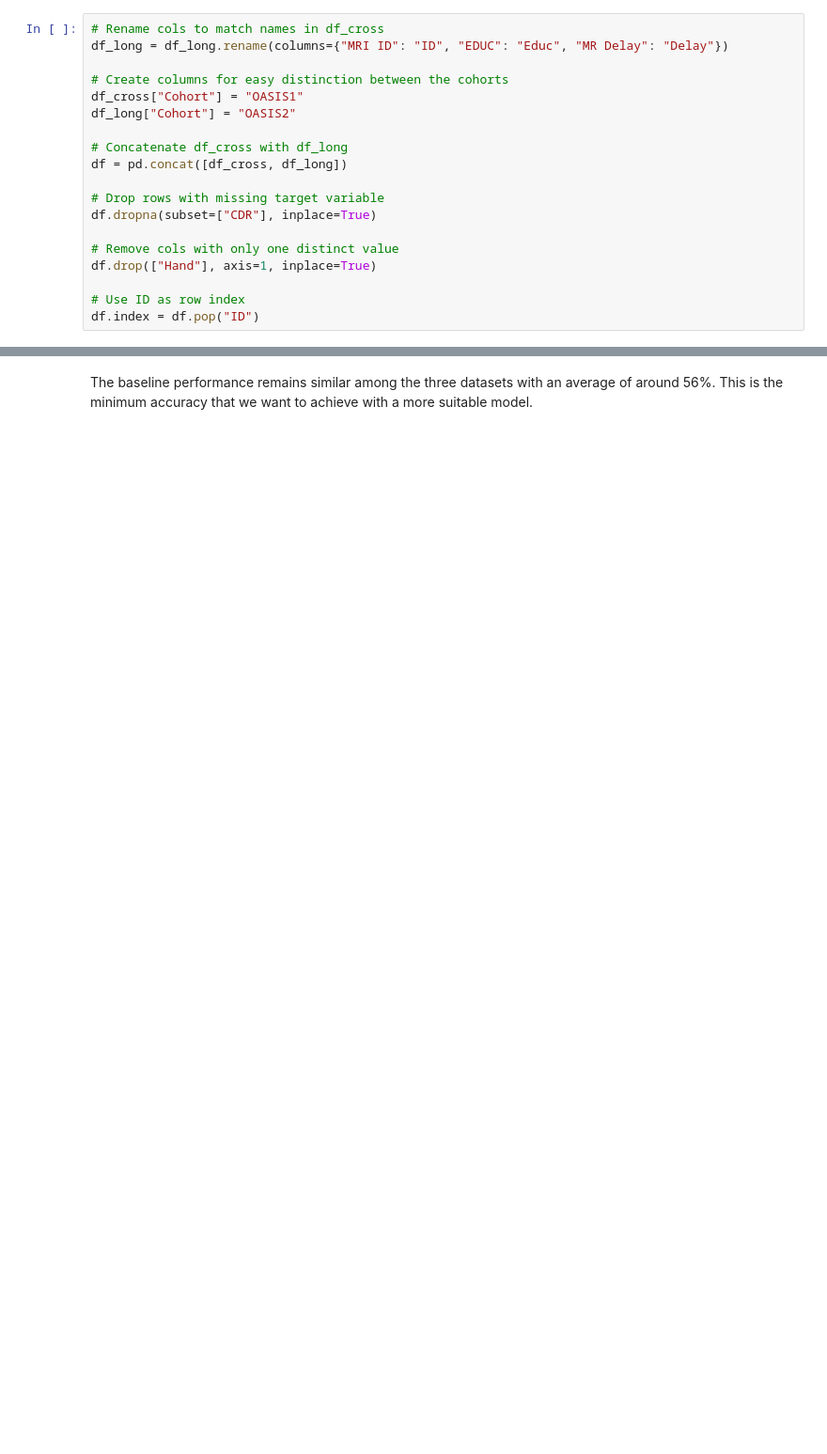
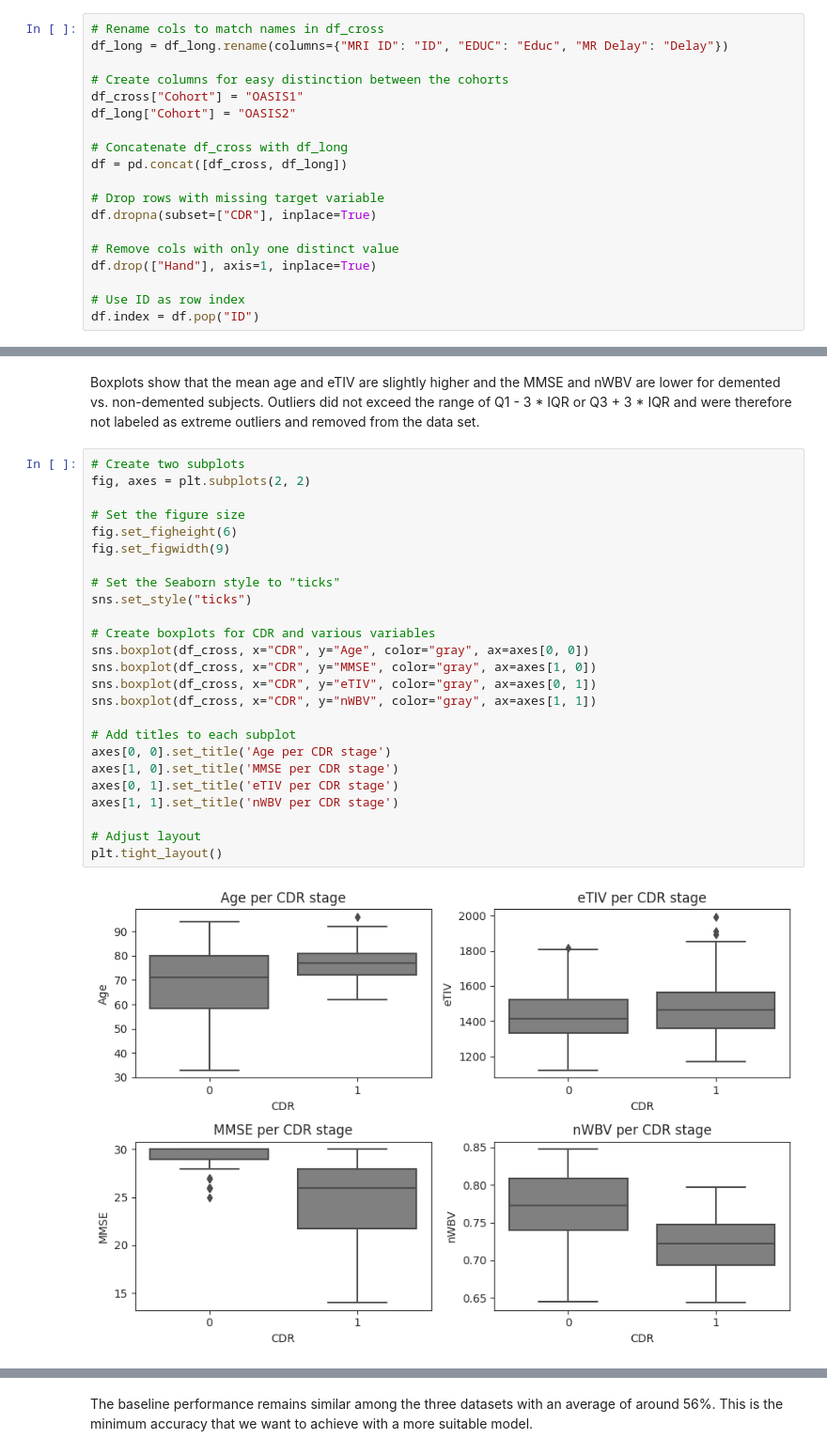
Before and after one commit to RiboRings/AlzheimerPrediction, a Jupyter notebook: learning-about-ad.ipynb, the cells around one changed output, grey strips where cells are left out. Shown at 94% size. Cells and saved outputs as stored; diff of their text form; blank space fills up the shorter version.

```diff
--- a/learning-about-ad.ipynb
+++ b/learning-about-ad.ipynb
@@ -193,0 +116,29 @@ Baseline performance for longitudinal data: 55.23%
+# %% [markdown]
+Boxplots show that the mean age and eTIV are slightly higher and the MMSE and nWBV are lower for demented vs. non-demented subjects. Outliers did not exceed the range of Q1 - 3 * IQR or Q3 + 3 * IQR and were therefore not labeled as extreme outliers and removed from the data set.
+# %%
+# Create two subplots
+fig, axes = plt.subplots(2, 2)
+
+# Set the figure size
+fig.set_figheight(6)
+fig.set_figwidth(9)
+
+# Set the Seaborn style to "ticks"
+sns.set_style("ticks")
+
+# Create boxplots for CDR and various variables
+sns.boxplot(df_cross, x="CDR", y="Age", color="gray", ax=axes[0, 0])
+sns.boxplot(df_cross, x="CDR", y="MMSE", color="gray", ax=axes[1, 0])
+sns.boxplot(df_cross, x="CDR", y="eTIV", color="gray", ax=axes[0, 1])
+sns.boxplot(df_cross, x="CDR", y="nWBV", color="gray", ax=axes[1, 1])
+
+# Add titles to each subplot
+axes[0, 0].set_title('Age per CDR stage')
+axes[1, 0].set_title('MMSE per CDR stage')
+axes[0, 1].set_title('eTIV per CDR stage')
+axes[1, 1].set_title('nWBV per CDR stage')
+
+# Adjust layout
+plt.tight_layout()
+# %% [output]
+[figure, added]
```
Also changed, not shown: parts of 113 cells of this notebook.
